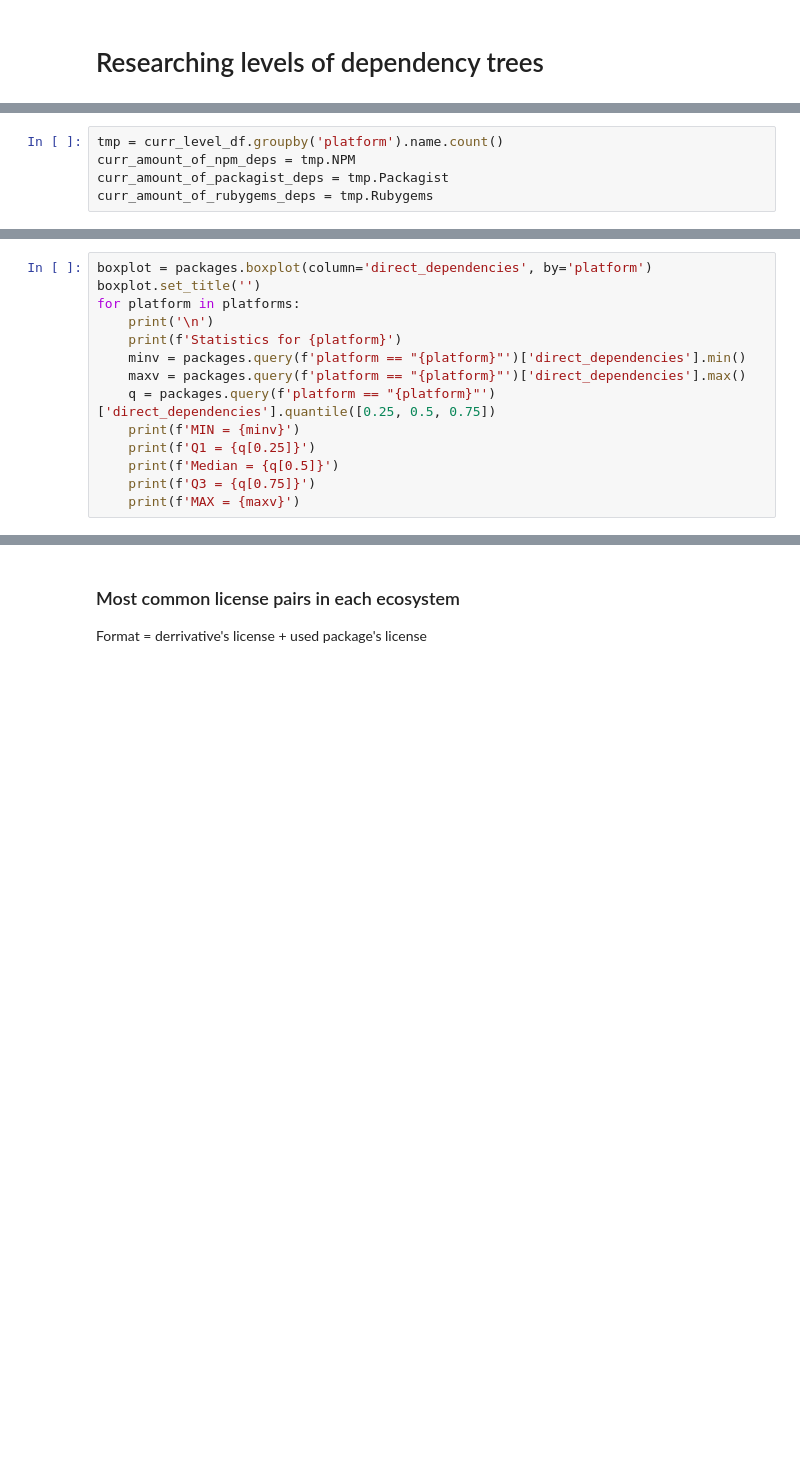
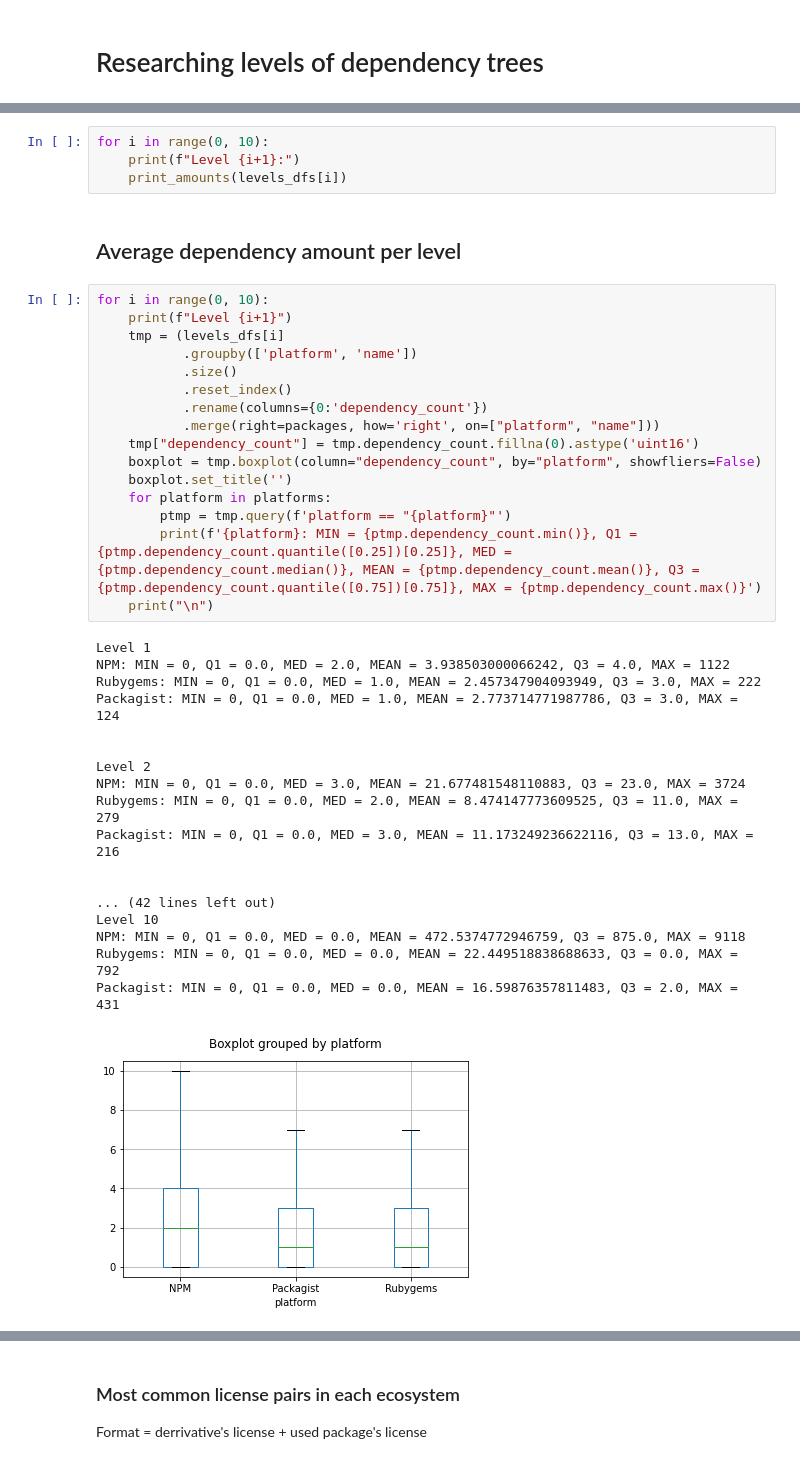
Before and after one commit to IlyasMakari/license-research, a Jupyter notebook: License exploration.ipynb, the cells around one changed output, grey strips where cells are left out. Cells and saved outputs as stored; diff of their text form; blank space fills up the shorter version.

```diff
--- a/License exploration.ipynb
+++ b/License exploration.ipynb
@@ -236,5 +215,0 @@ levels_df.info()
-# %%
-tmp = curr_level_df.groupby('platform').name.count()
-curr_amount_of_npm_deps = tmp.NPM
-curr_amount_of_packagist_deps = tmp.Packagist
-curr_amount_of_rubygems_deps = tmp.Rubygems
@@ -277,14 +215,0 @@ Name: direct_dependencies, dtype: float64
-# %%
-boxplot = packages.boxplot(column='direct_dependencies', by='platform')
-boxplot.set_title('')
-for platform in platforms:
-    print('\n')
-    print(f'Statistics for {platform}')
-    minv = packages.query(f'platform == "{platform}"')['direct_dependencies'].min()
-    maxv = packages.query(f'platform == "{platform}"')['direct_dependencies'].max()
-    q = packages.query(f'platform == "{platform}"')['direct_dependencies'].quantile([0.25, 0.5, 0.75])
-    print(f'MIN = {minv}')
-    print(f'Q1 = {q[0.25]}')
-    print(f'Median = {q[0.5]}')
-    print(f'Q3 = {q[0.75]}')
-    print(f'MAX = {maxv}')
@@ -309,0 +218,41 @@ MAX = 124
+# %%
+for i in range(0, 10):
+    print(f"Level {i+1}:")
+    print_amounts(levels_dfs[i])
+# %% [markdown]
+## Average dependency amount per level
+# %%
+for i in range(0, 10):
+    print(f"Level {i+1}")
+    tmp = (levels_dfs[i]
+           .groupby(['platform', 'name'])
+           .size()
+           .reset_index()
+           .rename(columns={0:'dependency_count'})
+           .merge(right=packages, how='right', on=["platform", "name"]))
+    tmp["dependency_count"] = tmp.dependency_count.fillna(0).astype('uint16')
+    boxplot = tmp.boxplot(column="dependency_count", by="platform", showfliers=False)
+    boxplot.set_title('')
+    for platform in platforms:
+        ptmp = tmp.query(f'platform == "{platform}"')
+        print(f'{platform}: MIN = {ptmp.dependency_count.min()}, Q1 = {ptmp.dependency_count.quantile([0.25])[0.25]}, MED = {ptmp.dependency_count.median()}, MEAN = {ptmp.dependency_count.mean()}, Q3 = {ptmp.dependency_count.quantile([0.75])[0.75]}, MAX = {ptmp.dependency_count.max()}')
+    print("\n")
+# %% [output]
+Level 1
+NPM: MIN = 0, Q1 = 0.0, MED = 2.0, MEAN = 3.938503000066242, Q3 = 4.0, MAX = 1122
+Rubygems: MIN = 0, Q1 = 0.0, MED = 1.0, MEAN = 2.457347904093949, Q3 = 3.0, MAX = 222
+Packagist: MIN = 0, Q1 = 0.0, MED = 1.0, MEAN = 2.773714771987786, Q3 = 3.0, MAX = 124
+
+
+Level 2
+NPM: MIN = 0, Q1 = 0.0, MED = 3.0, MEAN = 21.677481548110883, Q3 = 23.0, MAX = 3724
+Rubygems: MIN = 0, Q1 = 0.0, MED = 2.0, MEAN = 8.474147773609525, Q3 = 11.0, MAX = 279
+Packagist: MIN = 0, Q1 = 0.0, MED = 3.0, MEAN = 11.173249236622116, Q3 = 13.0, MAX = 216
+
+
+... (42 lines left out)
+Level 10
+NPM: MIN = 0, Q1 = 0.0, MED = 0.0, MEAN = 472.5374772946759, Q3 = 875.0, MAX = 9118
+Rubygems: MIN = 0, Q1 = 0.0, MED = 0.0, MEAN = 22.449518838688633, Q3 = 0.0, MAX = 792
+Packagist: MIN = 0, Q1 = 0.0, MED = 0.0, MEAN = 16.59876357811483, Q3 = 2.0, MAX = 431
+[figure, added]
```
Also changed, not shown: parts of 16 cells of this notebook.
